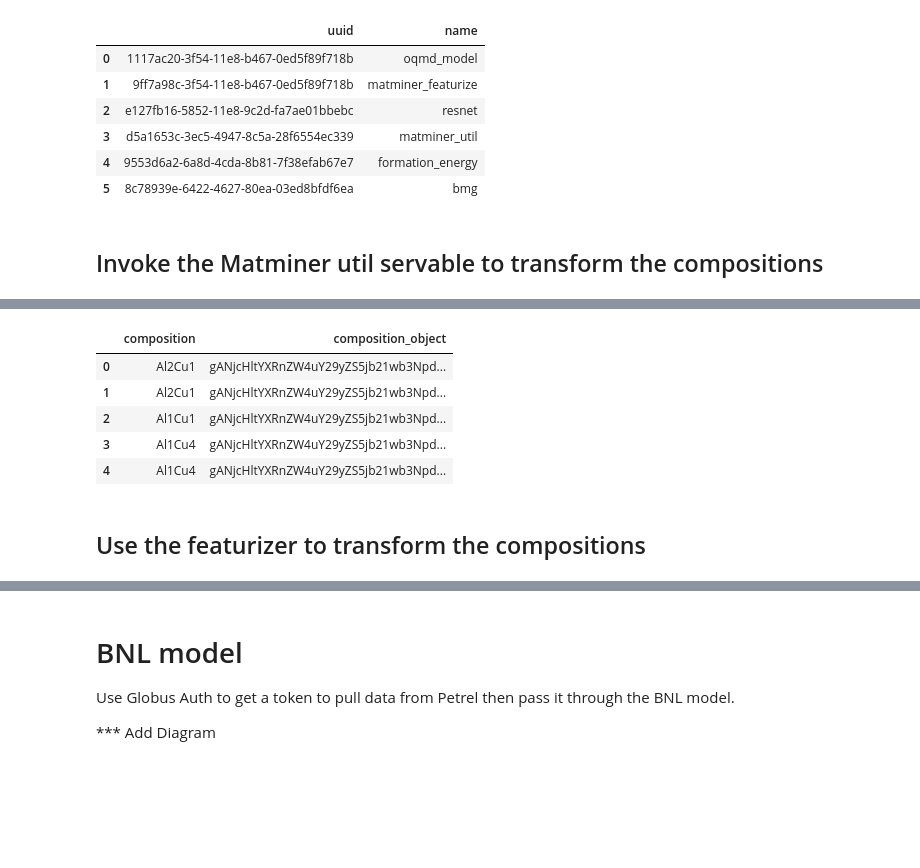
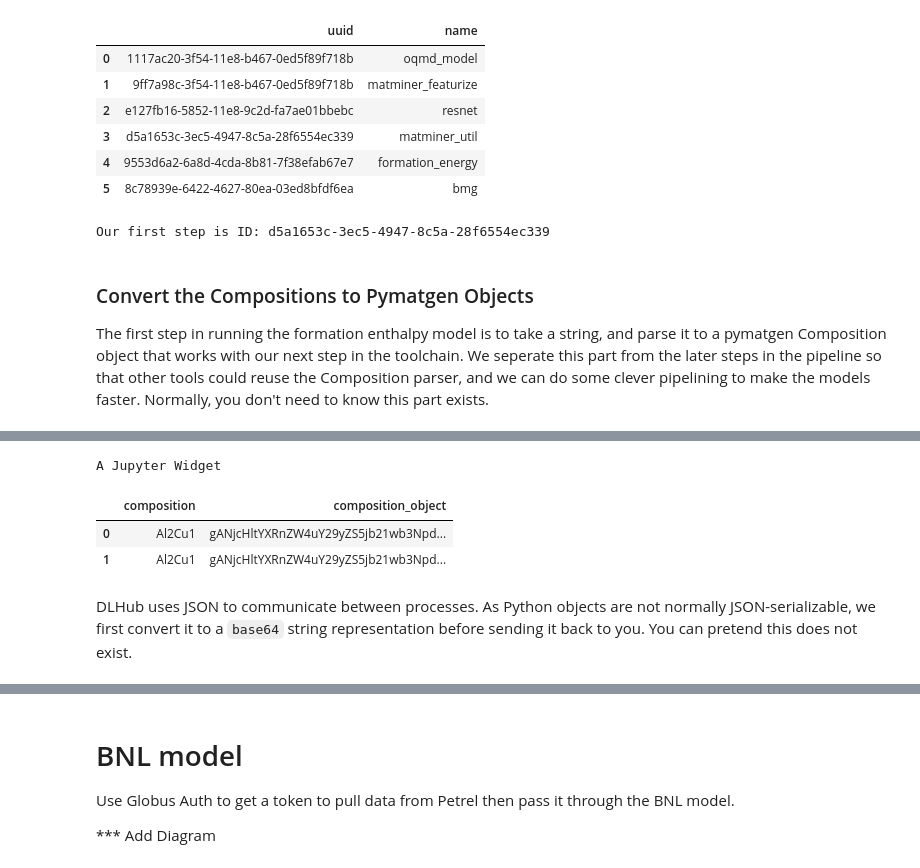
Before and after one commit to DLHub-Argonne/dlhub_containers, a Jupyter notebook: examples/dlhub-demo.ipynb, the cells around one changed output, grey strips where cells are left out. Saved outputs shown, nothing was run; the diff lists cells and outputs as text; code cells hidden in the pictures; blank space fills up the shorter version.

```diff
--- a/examples/dlhub-demo.ipynb
+++ b/examples/dlhub-demo.ipynb
@@ -65,17 +83,21 @@ df_serv[['uuid','name']]
 | 3 | d5a1653c-3ec5-4947-8c5a-28f6554ec339 | matminer_util |
 | 4 | 9553d6a2-6a8d-4cda-8b81-7f38efab67e7 | formation_energy |
 | 5 | 8c78939e-6422-4627-80ea-03ed8bfdf6ea | bmg |
-# %% [markdown]
-## Invoke the Matminer util servable to transform the compositions
+# %%
+servable_name = "matminer_util"
+servable_id = dl.get_id_by_name(servable_name)
+print('Our first step is ID:', servable_id)
+# %% [output]
+Our first step is ID: d5a1653c-3ec5-4947-8c5a-28f6554ec339
+# %% [markdown]
+### Convert the Compositions to Pymatgen Objects
+The first step in running the formation enthalpy model is to take a string, and parse it to a pymatgen Composition object that works with our next step in the toolchain. We seperate this part from the later steps in the pipeline so that other tools could reuse the Composition parser, and we can do some clever pipelining to make the models faster. Normally, you don't need to know this part exists.
 # %%
-servable_name = "matminer_util"
-servable_id = dl.get_id_by_name(servable_name)
-
 comps = []
-for i, row in log_progress(df.iterrows(), every=1, size=len(df)):
+for i, row in tqdm(df.iterrows()):
     data = {"data":[{"composition":row['composition']}]}
     res = dl.infer(servable_id, data)
     comps.append(res['composition_object'][0])
 df['composition_object'] = comps
-df.head()
+df.head(2)
 # %% [output]
@@ -83,8 +104,6 @@ df.head()
+A Jupyter Widget
 |  | composition | composition_object |
 | 0 | Al2Cu1 | gANjcHltYXRnZW4uY29yZS5jb21wb3Npd... |
 | 1 | Al2Cu1 | gANjcHltYXRnZW4uY29yZS5jb21wb3Npd... |
-| 2 | Al1Cu1 | gANjcHltYXRnZW4uY29yZS5jb21wb3Npd... |
-| 3 | Al1Cu4 | gANjcHltYXRnZW4uY29yZS5jb21wb3Npd... |
-| 4 | Al1Cu4 | gANjcHltYXRnZW4uY29yZS5jb21wb3Npd... |
-# %% [markdown]
-## Use the featurizer to transform the compositions
+# %% [markdown]
+DLHub uses JSON to communicate between processes. As Python objects are not normally JSON-serializable, we first convert it to a `base64` string representation before sending it back to you. You can pretend this does not exist.
```
Also changed, not shown: parts of 38 cells of this notebook, 1 other file.
